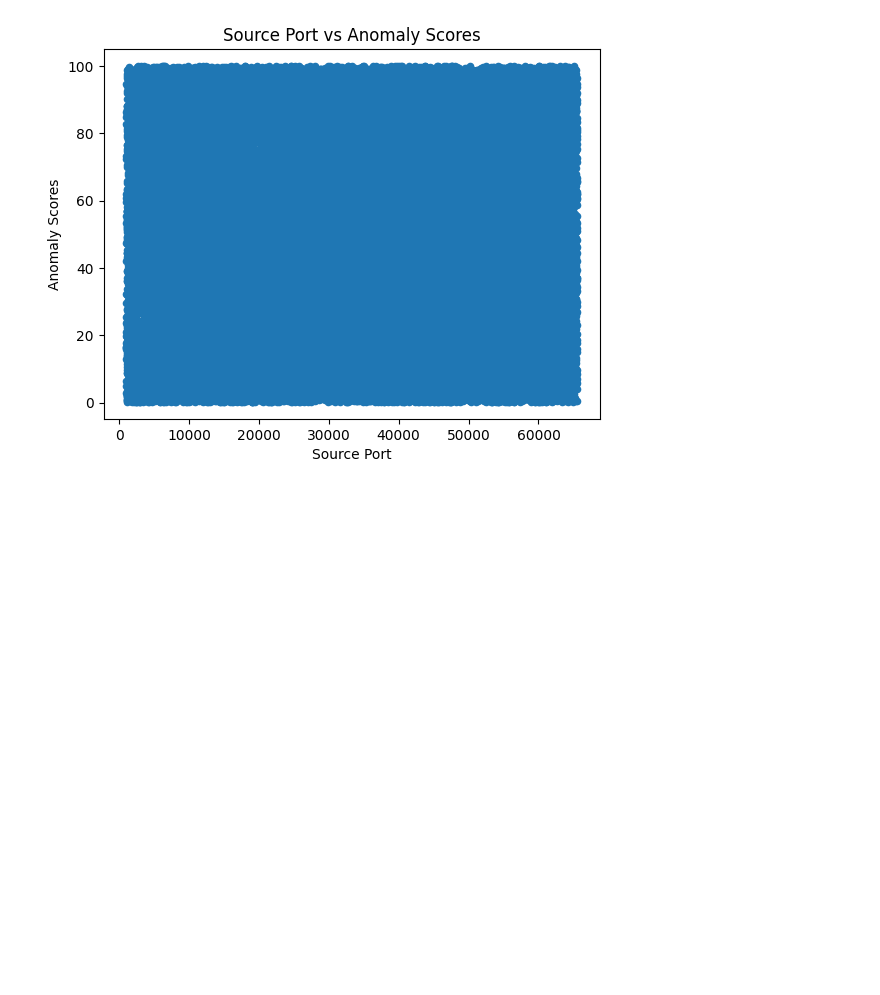
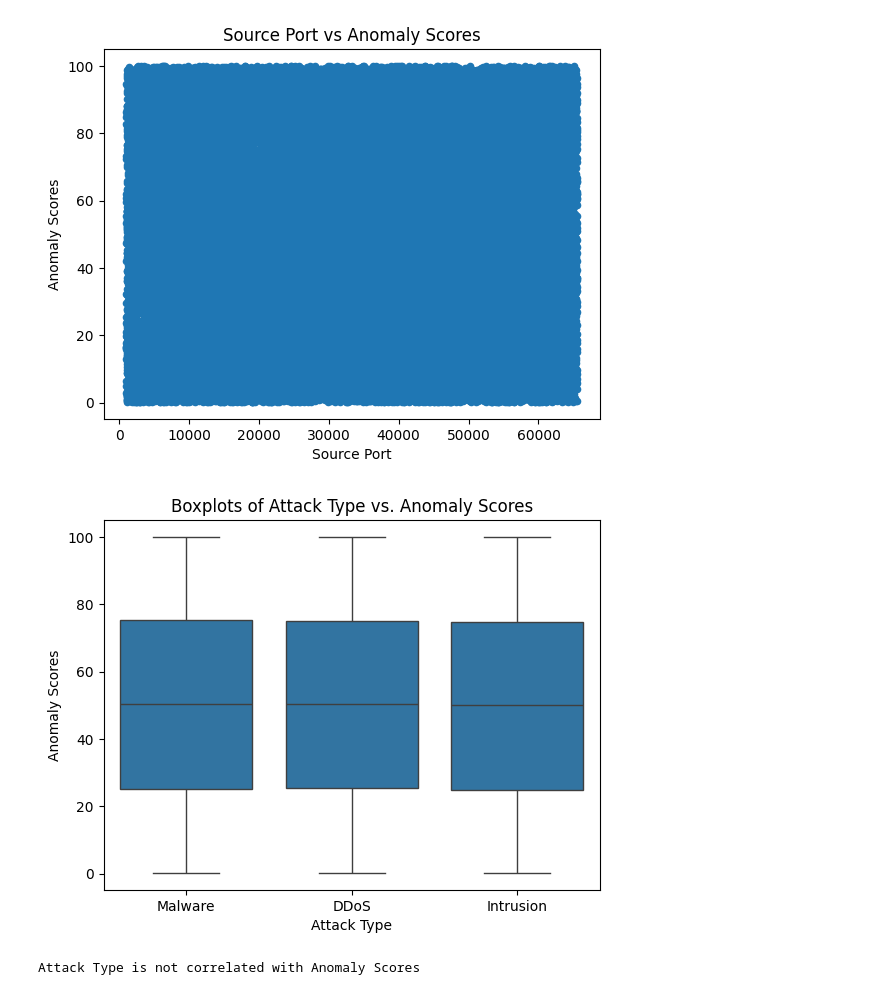
Before and after one commit to ChuckJovans/CyberSecurity-Attacks-EDA, a Jupyter notebook: cybersecurity.ipynb, the cells around one changed output. Saved outputs shown, nothing was run; the diff lists cells and outputs as text; code cells hidden in the pictures; blank space fills up the shorter version.

```diff
--- a/cybersecurity.ipynb
+++ b/cybersecurity.ipynb
@@ -195,3 +195,8 @@ datacleaner.cont_to_cont("Source Port","Anomaly Scores")
 # %% [output]
 The correlation between Source Port and Anomaly Scores is: 0.004826322109444829
 [figure]
+# %%
+datacleaner.cont_to_cat("Anomaly Scores","Attack Type")
+# %% [output]
+[figure, added]
+Attack Type is not correlated with Anomaly Scores
```
Also changed, not shown: parts of 2 cells of this notebook.
